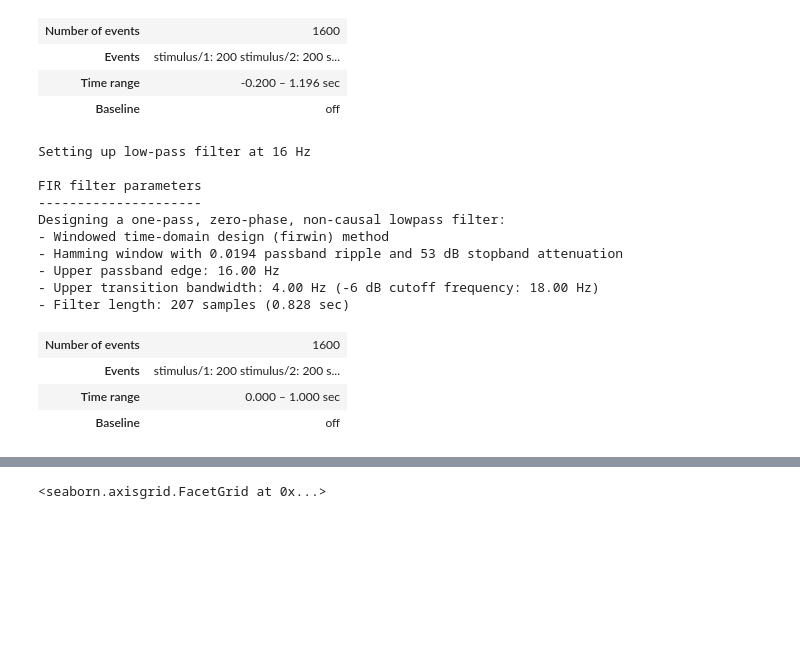
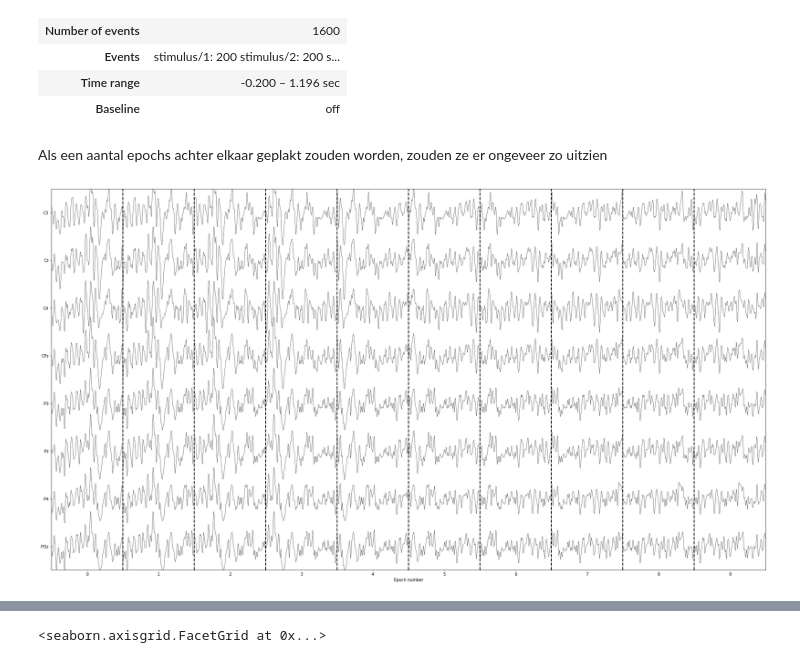
Before and after one commit to kul-compneuro/-dagvandewetenschap-2021-stbf-demo, a Jupyter notebook: demo.ipynb, the cells around one changed output, grey strips where cells are left out. Saved outputs shown, nothing was run; the diff lists cells and outputs as text; code cells hidden in the pictures; blank space fills up the shorter version.

```diff
--- a/demo.ipynb
+++ b/demo.ipynb
@@ -22,21 +43,10 @@ No baseline correction applied
 | Events | stimulus/1: 200 stimulus/2: 200 s... |
 | Time range | -0.200 – 1.196 sec |
 | Baseline | off |
-# %%
-epochs.filter(l_freq=None, h_freq=16)
-epochs.crop(tmin=0, tmax=1.0)
-# %% [output]
-Setting up low-pass filter at 16 Hz
-
-FIR filter parameters
----------------------
-Designing a one-pass, zero-phase, non-causal lowpass filter:
-- Windowed time-domain design (firwin) method
-- Hamming window with 0.0194 passband ripple and 53 dB stopband attenuation
-- Upper passband edge: 16.00 Hz
-- Upper transition bandwidth: 4.00 Hz (-6 dB cutoff frequency: 18.00 Hz)
-- Filter length: 207 samples (0.828 sec)
-| Number of events | 1600 |
-| Events | stimulus/1: 200 stimulus/2: 200 s... |
-| Time range | 0.000 – 1.000 sec |
-| Baseline | off |
+# %% [markdown]
+Als een aantal epochs achter elkaar geplakt zouden worden,
+zouden ze er ongeveer zo uitzien
+# %%
+epochs[:10].plot(show_scrollbars=False);
+# %% [output]
+[figure, added]
```
Also changed, not shown: parts of 15 cells of this notebook.
